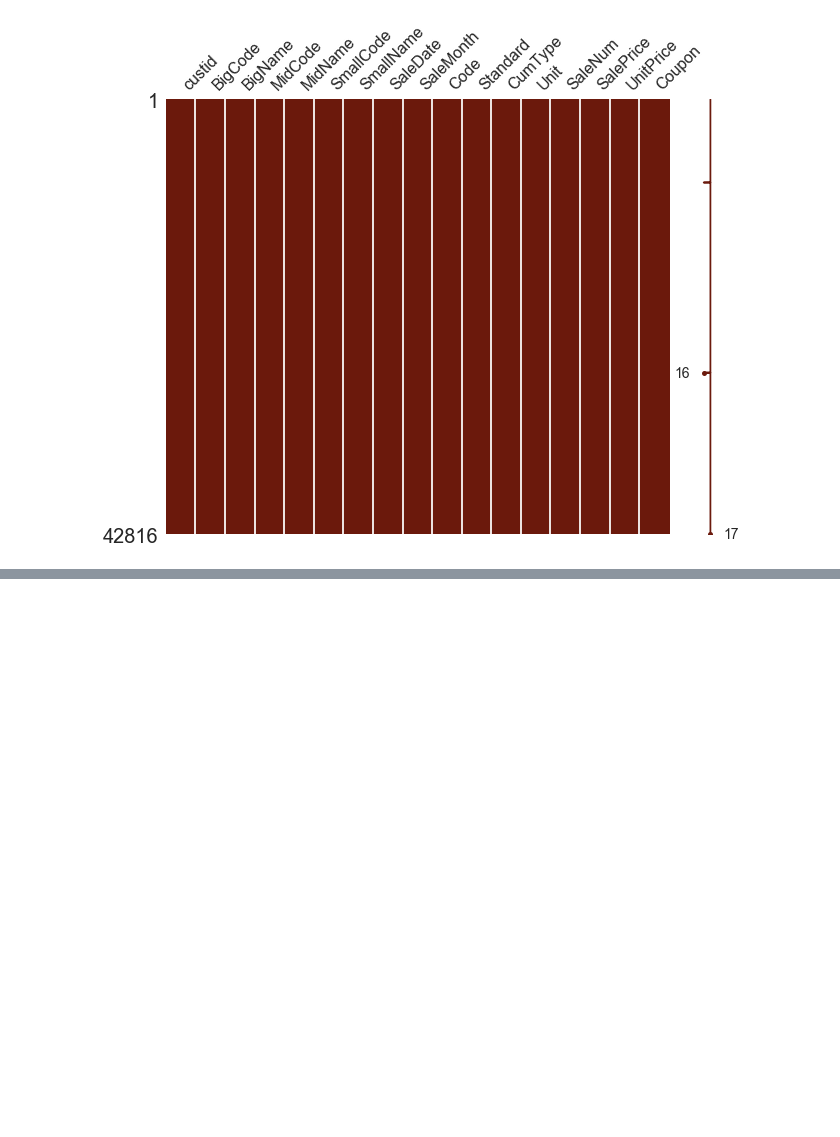
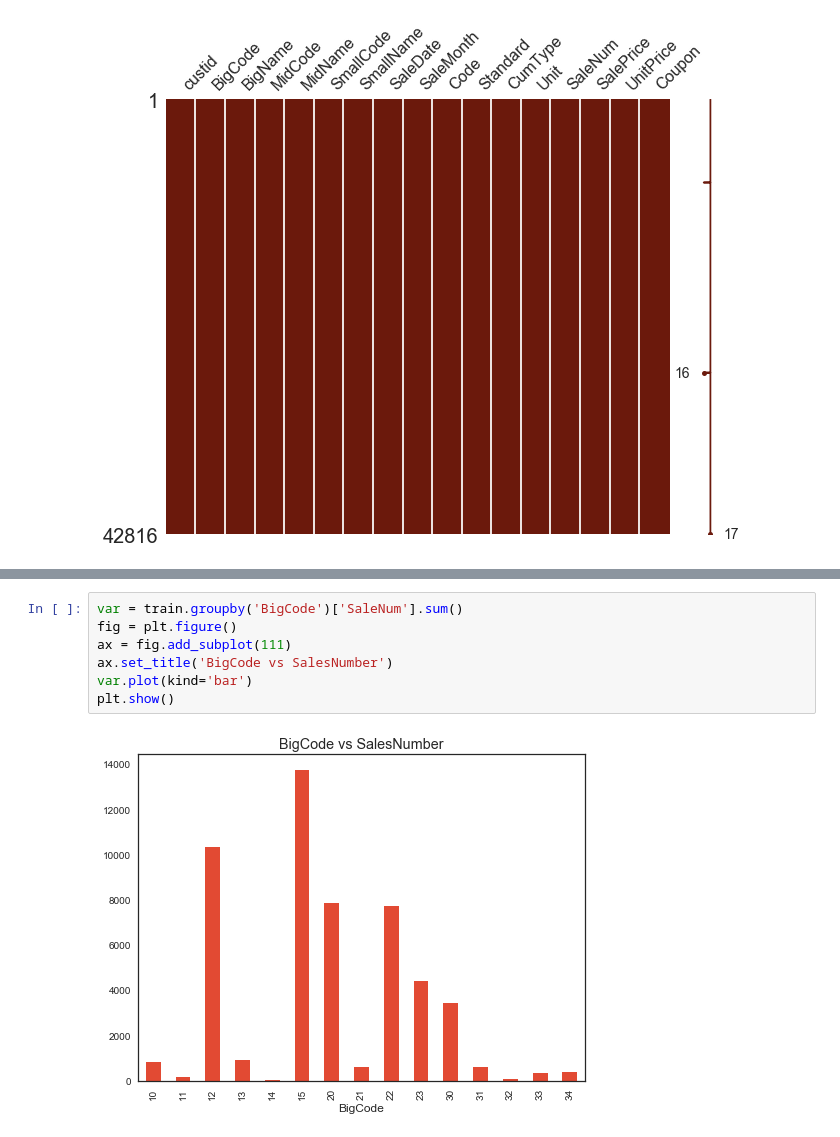
Before and after one commit to dereksjtu/MachineLearning_Matches, a Jupyter notebook: supermarket/EDA_supermarket.ipynb, the cells around one changed output, grey strips where cells are left out. Cells and saved outputs as stored; diff of their text form; blank space fills up the shorter version.

```diff
--- a/supermarket/EDA_supermarket.ipynb
+++ b/supermarket/EDA_supermarket.ipynb
@@ -146,0 +139,9 @@ plot_categories( train , cat = 'MidCode' , target = 'SaleNum' )
+# %%
+var = train.groupby('BigCode')['SaleNum'].sum()
+fig = plt.figure()
+ax = fig.add_subplot(111)
+ax.set_title('BigCode vs SalesNumber')
+var.plot(kind='bar')
+plt.show()
+# %% [output]
+[figure, added]
```
Also changed, not shown: parts of 8 cells of this notebook.
